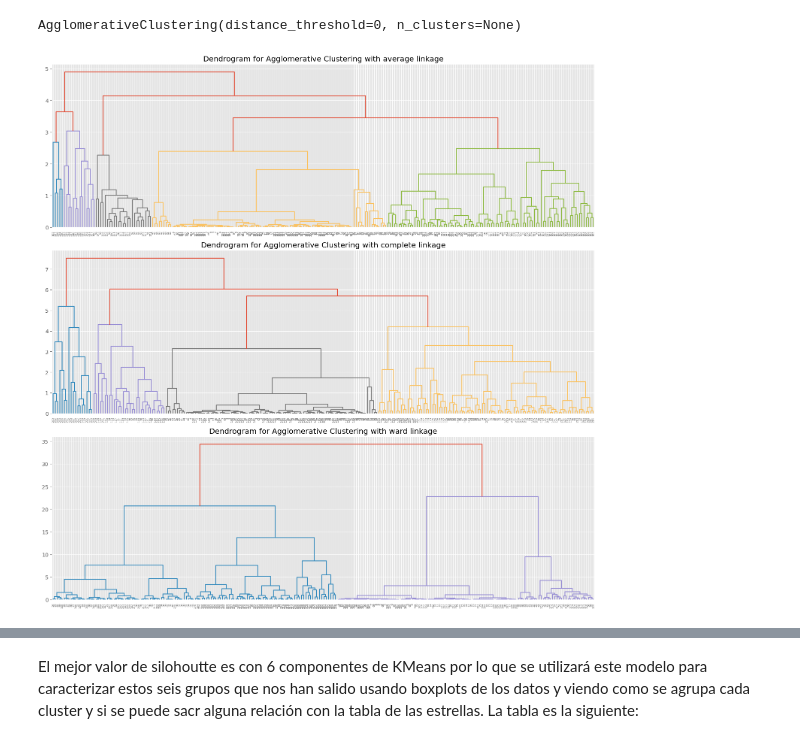
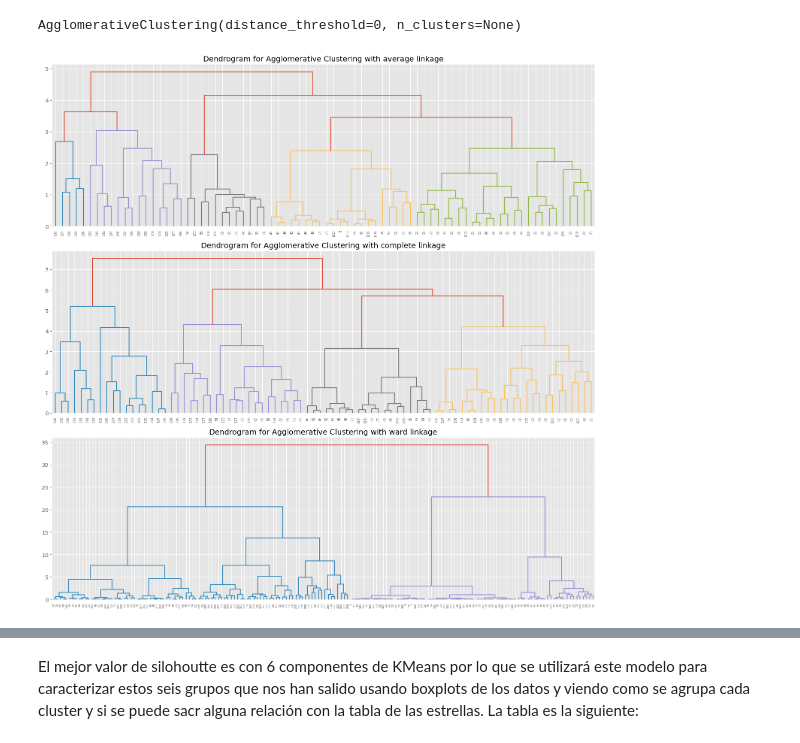
Before and after one commit to NathaliaMoniz/GRUPO09_Practica2, a Jupyter notebook: Practica.ipynb, the cells around one changed output, grey strips where cells are left out. Saved outputs shown, nothing was run; the diff lists cells and outputs as text; code cells hidden in the pictures.

```diff
--- a/Practica.ipynb
+++ b/Practica.ipynb
@@ -638,5 +638,30 @@ ax.legend()
 
 #Mostrar gráfica.
 plt.show()
+
+# Definir una paleta de colores personalizada en tonos de rosa
+custom_palette = sns.color_palette("coolwarm", 13)
+
+# Crear la figura y los ejes
+fig, ax = plt.subplots(1, figsize=(10, 4))
+
+# Clustering con tu KMeans personalizado
+modelo_kmeans = KMeans_sklearn(n_clusters=13,n_init=25,random_state=23).fit(X=X_trans)
+y_predict_Kmeans = modelo_kmeans.predict(X=X_trans)
+
+for i in np.unique(y_predict_Kmeans):
+    ax.scatter(
+        x=X_trans[y_predict_Kmeans == i, 0],
+        y=X_trans[y_predict_Kmeans == i, 1],
+        c=custom_palette[i],
+        marker='o',
+        edgecolor='black',
+        label=f"Cluster {i}"
+    )
+ax.set_title('Clusters encontrados con K-Means')
+ax.legend()
+
+#Mostrar gráfica.
+plt.show()
 # %% [output]
 [figure]
@@ -1179,32 +1205,30 @@ modelo_hclust_ward.fit(X=datos_scaled)
 AgglomerativeClustering(distance_threshold=0, n_clusters=None)
 # %%
 from scipy.cluster.hierarchy import dendrogram, linkage
+import matplotlib.pyplot as plt
+import numpy as np
 
-
-linkage_matrix_avg = linkage(datos_scaled, method='average')
-
-# Compute the linkage matrix for modelo_hclust_complete
-linkage_matrix_comp = linkage(datos_scaled, method='complete')
-
-# Compute the linkage matrix for modelo_hclust_ward
-linkage_matrix_ward = linkage(datos_scaled, method='ward')
+# Define tus datos y calcula las matrices de enlace como lo has hecho antes
 
 # Plot dendrograms
 plt.figure(figsize=(15, 15))
 
+# Dendrograma con enlace promedio
 plt.subplot(3, 1, 1)
-dendrogram(linkage_matrix_avg, labels=np.arange(1, len(datos_scaled) + 1))
+dendrogram(linkage_matrix_avg, labels=np.arange(1, len(datos_scaled) + 1), truncate_mode='level', p=7)
 plt.title('Dendrogram for Agglomerative Clustering with average linkage')
 
+# Dendrograma con enlace completo
 plt.subplot(3, 1, 2)
-dendrogram(linkage_matrix_comp, labels=np.arange(1, len(datos_scaled) + 1))
+dendrogram(linkage_matrix_comp, labels=np.arange(1, len(datos_scaled) + 1), truncate_mode='level', p=7)
 plt.title('Dendrogram for Agglomerative Clustering with complete linkage')
 
+# Dendrograma con enlace ward
 plt.subplot(3, 1, 3)
-dendrogram(linkage_matrix_ward, labels=np.arange(1, len(datos_scaled) + 1))
+dendrogram(linkage_matrix_ward, labels=np.arange(1, len(datos_scaled) + 1), truncate_mode='level', p=7)
 plt.title('Dendrogram for Agglomerative Clustering with ward linkage')
 
 plt.tight_layout()
 plt.show()
 # %% [output]
-[figure, old version]
+[figure, new version]
```
Also changed, not shown: parts of 19 cells of this notebook.
